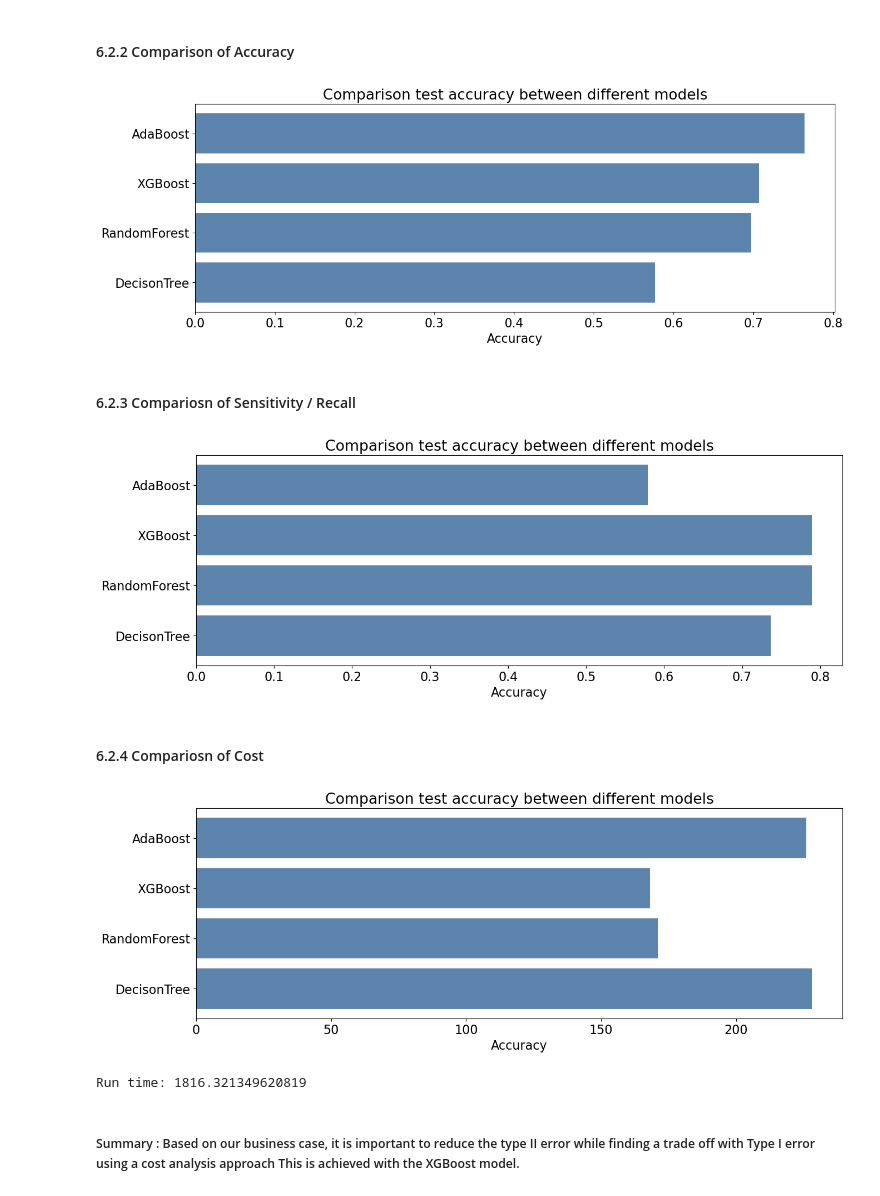
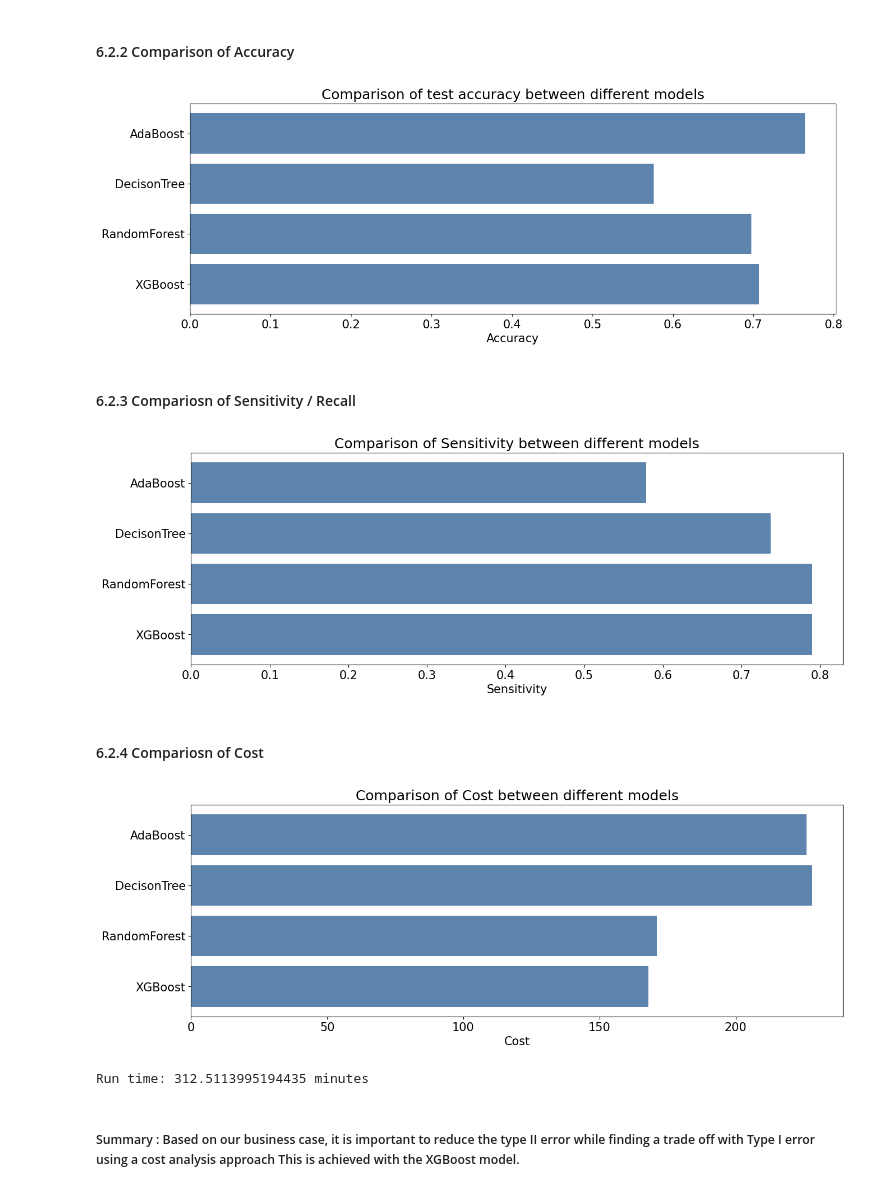
Before and after one commit to Landschy/datamining-htw, a Jupyter notebook: scripts/Presentation3.ipynb, the cells around one changed output. Cells and saved outputs as stored; diff of their text form; code cells hidden in the pictures.

```diff
--- a/scripts/Presentation3.ipynb
+++ b/scripts/Presentation3.ipynb
@@ -1356,10 +1356,12 @@ scores_df
 #### 6.2.2 Comparison of Accuracy
 # %%
 # draw the accuracy with horizontal bars
+plt.rcParams.update({'font.size': 15})
+
 fig, ax = plt.subplots(figsize=(15,5))
 
 # Sort the scores_df in descending order by accuracy
-scores_acc = scores_df.sort_values(by = 'Accuracy', ascending = False)
+scores_acc = scores_df.sort_values(by = 'Model', ascending = True)
 
 model_list = scores_acc.loc[:,'Model']
 y_pos = np.arange(len(model_list))
@@ -1369,19 +1371,21 @@ ax.set_yticks(y_pos)
 ax.set_yticklabels(model_list)
 ax.invert_yaxis()
 ax.set_xlabel('Accuracy')
-ax.set_title('Comparison test accuracy between different models')
+ax.set_title('Comparison of test accuracy between different models')
 
 plt.show()
 # %% [output]
-[figure, old version]
+[figure, new version]
 # %% [markdown]
 #### 6.2.3 Compariosn of Sensitivity / Recall
 # %%
 # draw the accuracy with horizontal bars
+plt.rcParams.update({'font.size': 15})
+
 fig, ax = plt.subplots(figsize=(15,5))
 
 # Sort the scores_df in descending order by accuracy
-scores_acc = scores_df.sort_values(by = 'Accuracy', ascending = False)
+scores_acc = scores_df.sort_values(by = 'Model', ascending = True)
 
 model_list = scores_acc.loc[:,'Model']
 y_pos = np.arange(len(model_list))
@@ -1390,38 +1394,40 @@ ax.barh(y_pos,scores_acc.loc[:,'Sensitivity'] ,align = 'center', color=(0.2, 0.4
 ax.set_yticks(y_pos)
 ax.set_yticklabels(model_list)
 ax.invert_yaxis()
-ax.set_xlabel('Accuracy')
-ax.set_title('Comparison test accuracy between different models')
+ax.set_xlabel('Sensitivity')
+ax.set_title('Comparison of Sensitivity between different models')
 
 plt.show()
 # %% [output]
-[figure, old version]
+[figure, new version]
 # %% [markdown]
 #### 6.2.4 Compariosn of Cost
 # %%
 # draw the accuracy with horizontal bars
+plt.rcParams.update({'font.size': 15})
+
 fig, ax = plt.subplots(figsize=(15,5))
 
 # Sort the scores_df in descending order by accuracy
-scores_acc = scores_df.sort_values(by = 'Accuracy', ascending = False)
+scores_acc = scores_df.sort_values(by = 'Model', ascending = True)
 
 model_list = scores_acc.loc[:,'Model']
 y_pos = np.arange(len(model_list))
 
 ax.barh(y_pos,scores_acc.loc[:,'Cost'] ,align = 'center', color=(0.2, 0.4, 0.6, 0.8))
 ax.set_yticks(y_pos)
 ax.set_yticklabels(model_list)
 ax.invert_yaxis()
-ax.set_xlabel('Accuracy')
-ax.set_title('Comparison test accuracy between different models')
+ax.set_xlabel('Cost')
+ax.set_title('Comparison of Cost between different models')
 
 plt.show()
 # %% [output]
-[figure, old version]
+[figure, new version]
 # %%
 end = time.time()
-print('Run time:',end - start)
+print(f'Run time: {(end - start)/60} minutes')
 # %% [output]
-Run time: 1816.321349620819
+Run time: 312.5113995194435 minutes
 # %% [markdown]
 ##### Summary : Based on our business case, it is important to reduce the type II error while finding a trade off with Type I error using a cost analysis approach This is achieved with the XGBoost model.
```
